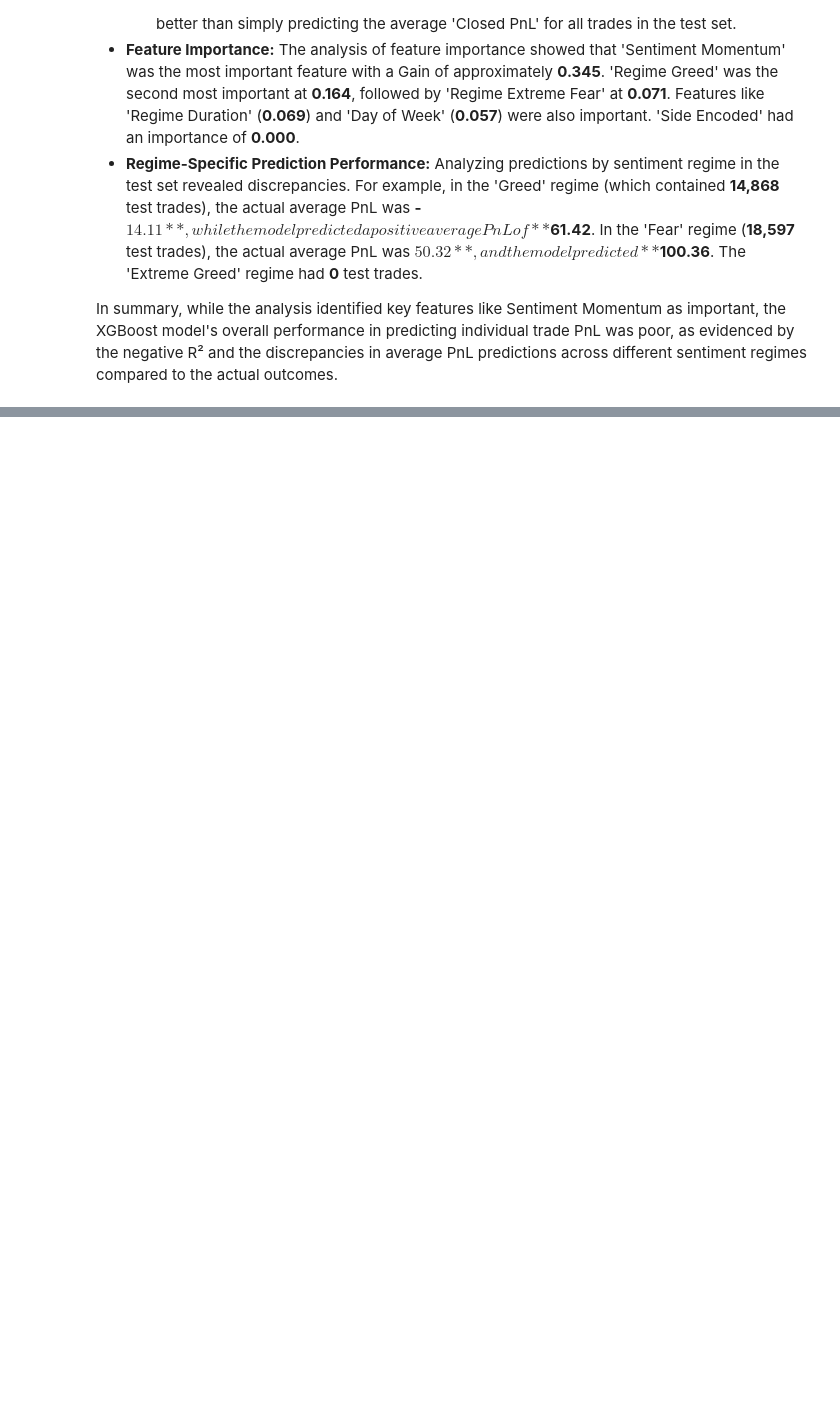
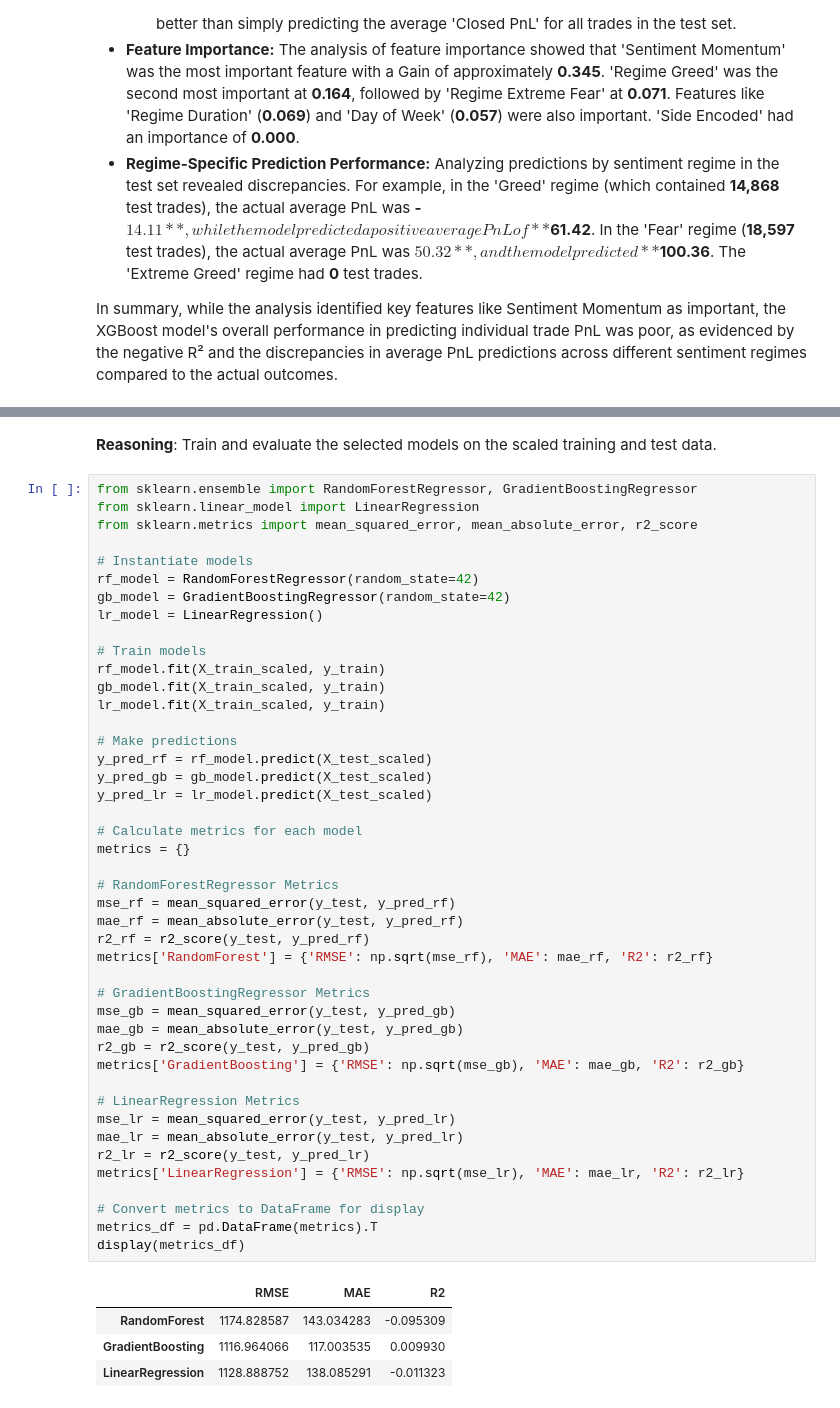
Before and after one commit to Rishabh1108ch/Trader_Behavior_Insights, a Jupyter notebook: MYpractice_Trader_Behavior_Insights_2310.ipynb, the cells around one changed output, grey strips where cells are left out. Cells and saved outputs as stored; diff of their text form; blank space fills up the shorter version.

```diff
--- a/MYpractice_Trader_Behavior_Insights_2310.ipynb
+++ b/MYpractice_Trader_Behavior_Insights_2310.ipynb
@@ -1172,0 +1202,52 @@ Based on these quantitative findings, future work should numerically assess the
+# %% [markdown]
+**Reasoning**:
+Train and evaluate the selected models on the scaled training and test data.
+# %%
+from sklearn.ensemble import RandomForestRegressor, GradientBoostingRegressor
+from sklearn.linear_model import LinearRegression
+from sklearn.metrics import mean_squared_error, mean_absolute_error, r2_score
+
+# Instantiate models
+rf_model = RandomForestRegressor(random_state=42)
+gb_model = GradientBoostingRegressor(random_state=42)
+lr_model = LinearRegression()
+
+# Train models
+rf_model.fit(X_train_scaled, y_train)
+gb_model.fit(X_train_scaled, y_train)
+lr_model.fit(X_train_scaled, y_train)
+
+# Make predictions
+y_pred_rf = rf_model.predict(X_test_scaled)
+y_pred_gb = gb_model.predict(X_test_scaled)
+y_pred_lr = lr_model.predict(X_test_scaled)
+
+# Calculate metrics for each model
+metrics = {}
+
+# RandomForestRegressor Metrics
+mse_rf = mean_squared_error(y_test, y_pred_rf)
+mae_rf = mean_absolute_error(y_test, y_pred_rf)
+r2_rf = r2_score(y_test, y_pred_rf)
+metrics['RandomForest'] = {'RMSE': np.sqrt(mse_rf), 'MAE': mae_rf, 'R2': r2_rf}
+
+# GradientBoostingRegressor Metrics
+mse_gb = mean_squared_error(y_test, y_pred_gb)
+mae_gb = mean_absolute_error(y_test, y_pred_gb)
+r2_gb = r2_score(y_test, y_pred_gb)
+metrics['GradientBoosting'] = {'RMSE': np.sqrt(mse_gb), 'MAE': mae_gb, 'R2': r2_gb}
+
+# LinearRegression Metrics
+mse_lr = mean_squared_error(y_test, y_pred_lr)
+mae_lr = mean_absolute_error(y_test, y_pred_lr)
+r2_lr = r2_score(y_test, y_pred_lr)
+metrics['LinearRegression'] = {'RMSE': np.sqrt(mse_lr), 'MAE': mae_lr, 'R2': r2_lr}
+
+# Convert metrics to DataFrame for display
+metrics_df = pd.DataFrame(metrics).T
+display(metrics_df)
+# %% [output]
+|  | RMSE | MAE | R2 |
+| RandomForest | 1174.828587 | 143.034283 | -0.095309 |
+| GradientBoosting | 1116.964066 | 117.003535 | 0.009930 |
+| LinearRegression | 1128.888752 | 138.085291 | -0.011323 |
```
Also changed, not shown: parts of 13 cells of this notebook.
